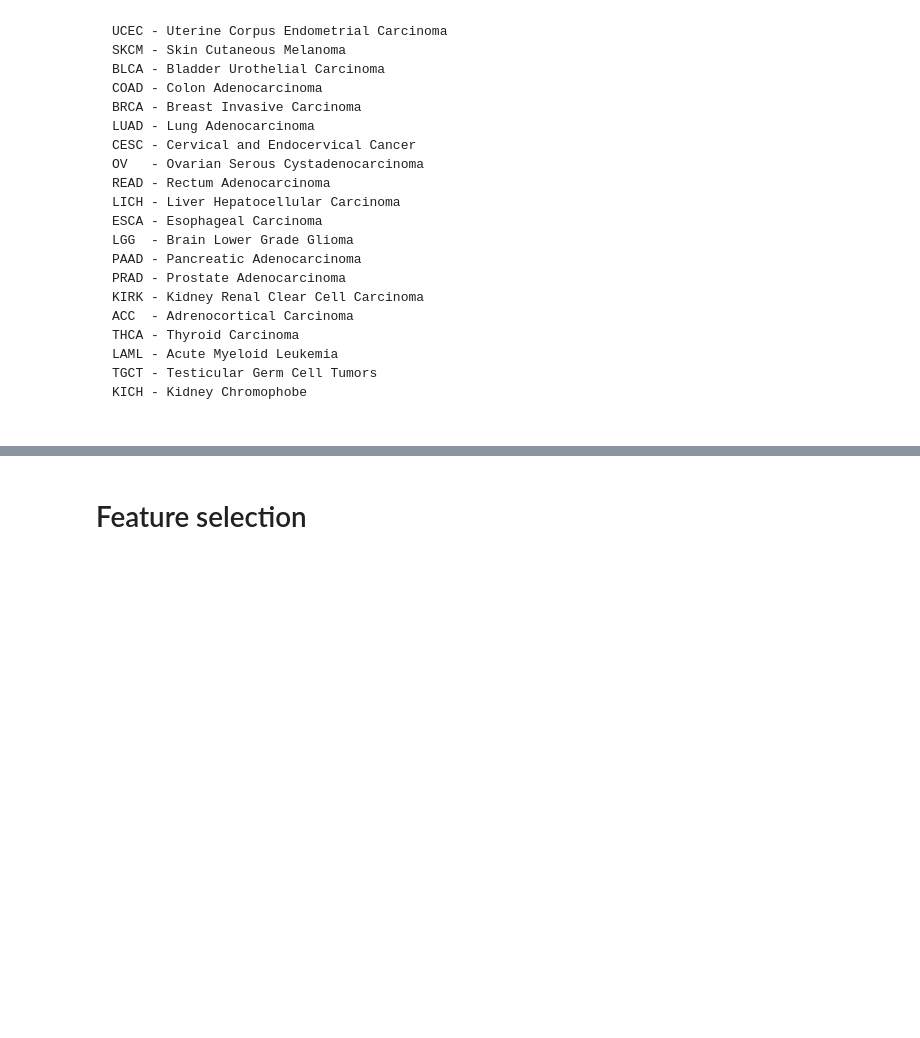
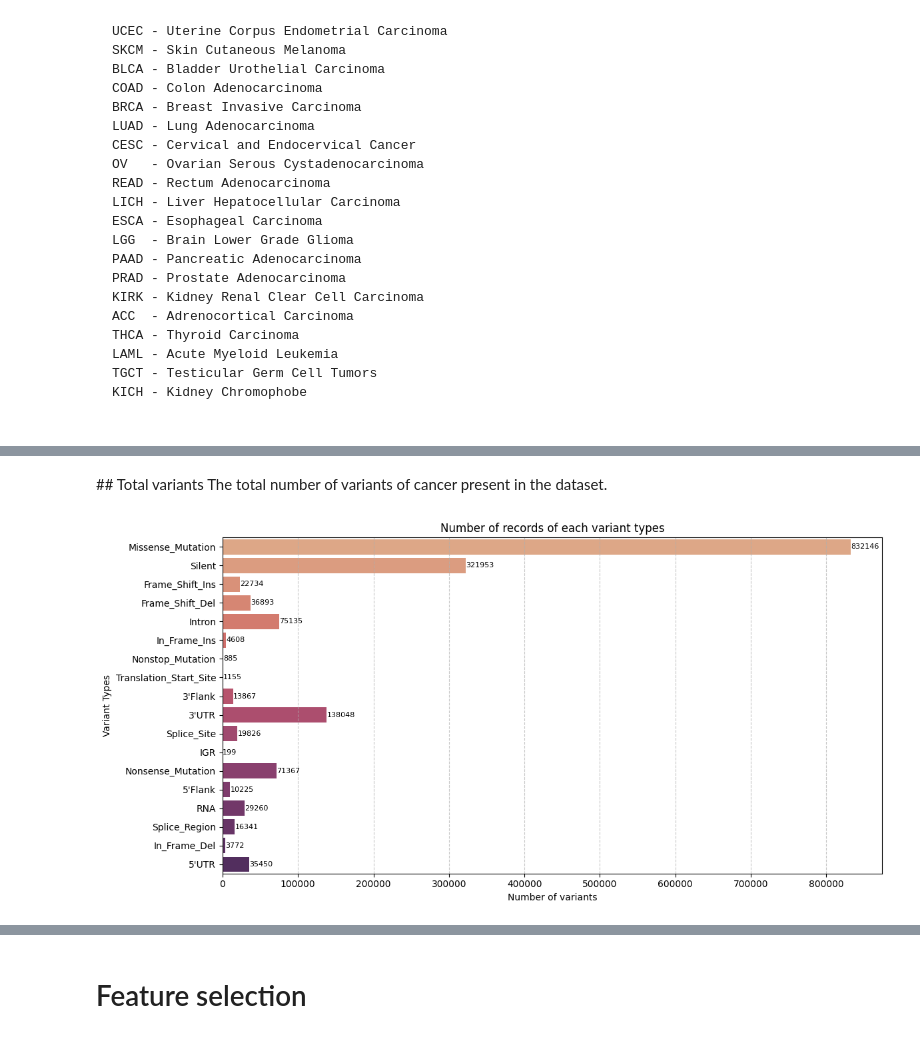
Before and after one commit to shuv50/Azure-Machine-Learning, a Jupyter notebook: Cancer_Prediction.ipynb, the cells around one changed output, grey strips where cells are left out. Saved outputs shown, nothing was run; the diff lists cells and outputs as text; code cells hidden in the pictures; blank space fills up the shorter version.

```diff
--- a/Cancer_Prediction.ipynb
+++ b/Cancer_Prediction.ipynb
@@ -298,0 +335,24 @@ for column in pan_cancer_df.columns:
+# %% [markdown]
+## Total variants
+The total number of variants of cancer present in the dataset.
+# %%
+# Total variants
+variant_counts = pan_cancer_df['variant'].value_counts().sample(frac=1, random_state=42)
+
+# Graph of variant counts
+plt.figure(figsize=(12, 6))
+sns.barplot(x=variant_counts.values, y=variant_counts.index, orient='h', palette='flare')
+
+# Label each bar with its value
+for i, value in enumerate(variant_counts.values):
+  plt.text(value + 0.1, i, str(value), ha='left', va='center', fontsize=8)
+
+# Plot graph
+plt.grid(axis='x', linestyle='--', alpha=0.7)
+plt.xlabel('Number of variants')
+plt.ylabel('Variant Types')
+plt.title('Number of records of each variant types')
+plt.tight_layout()
+plt.show()
+# %% [output]
+[figure, added]
```
Also changed, not shown: parts of 122 cells of this notebook.
